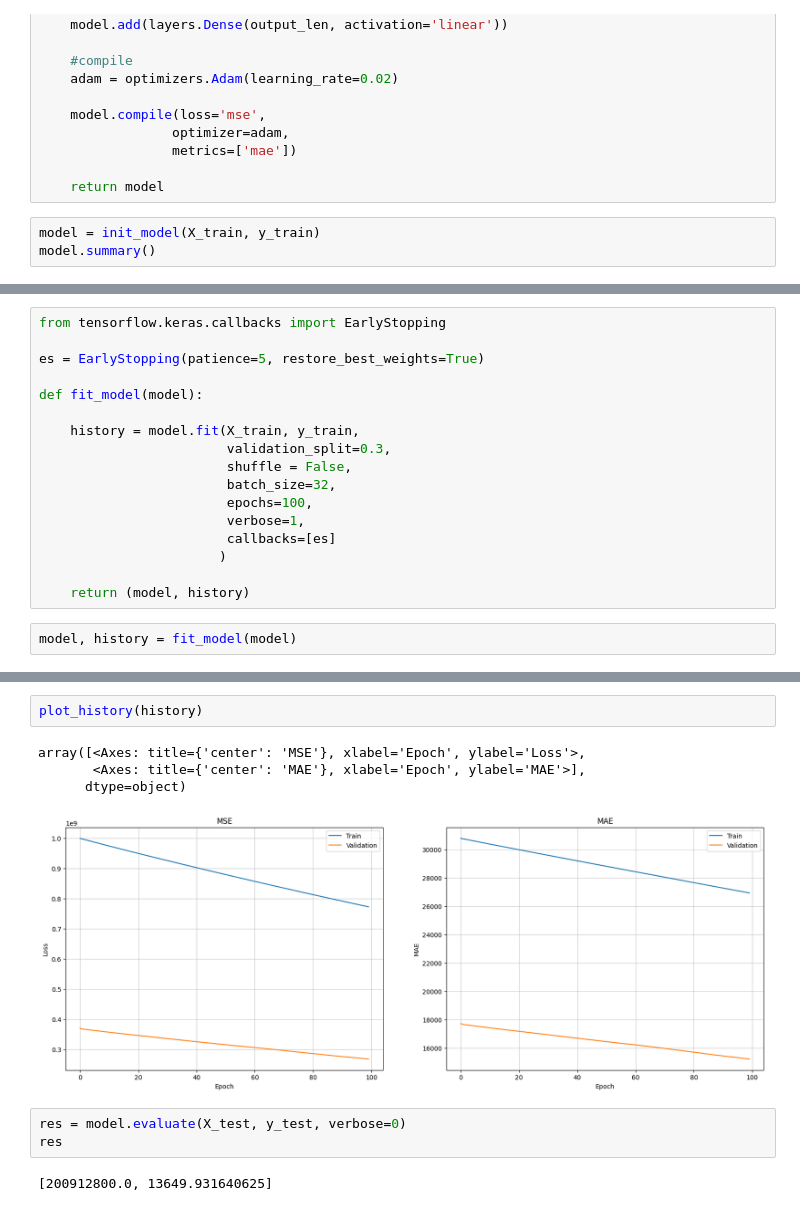
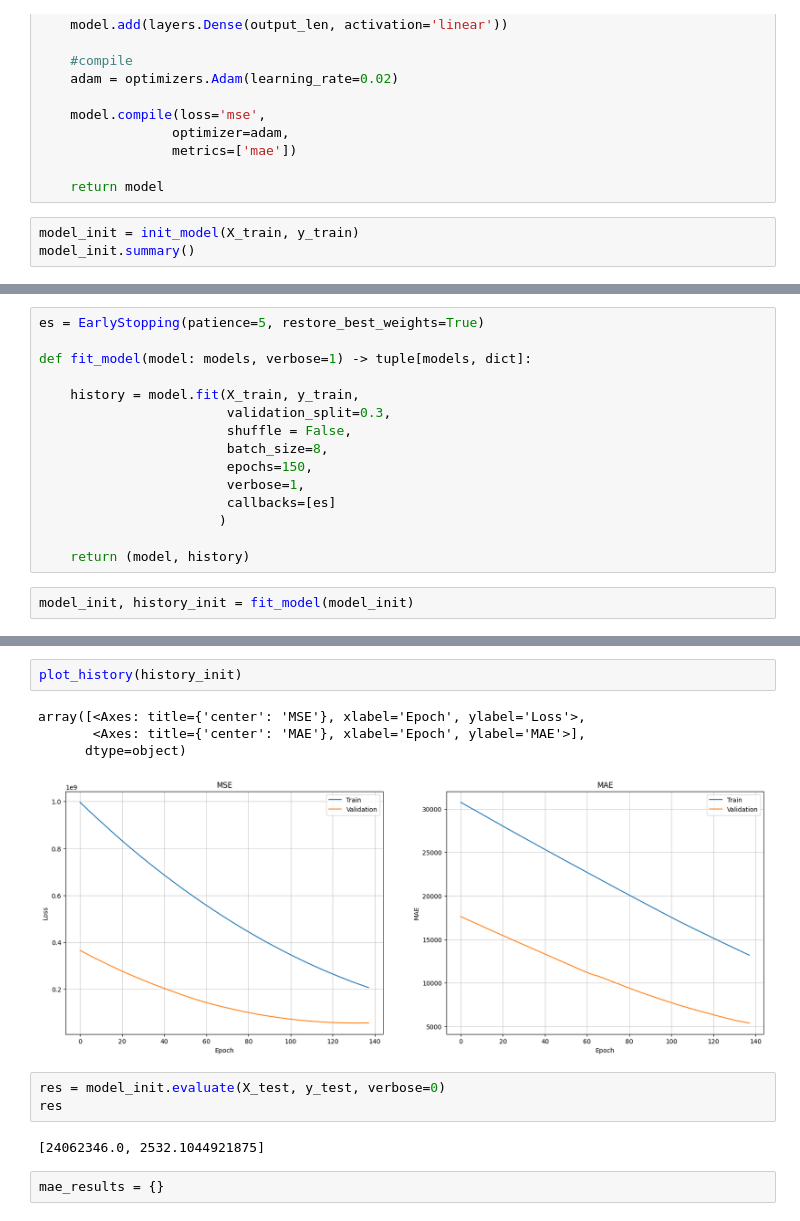
Before and after one commit to mattwagon/oil_production_prediction, a Jupyter notebook: notebooks/eduardo - rnn-model.ipynb, the cells around one changed output, grey strips where cells are left out. Saved outputs shown, nothing was run; the diff lists cells and outputs as text.

Commit message:
Best model has an MAE = 2500

```diff
--- a/notebooks/eduardo - rnn-model.ipynb
+++ b/notebooks/eduardo - rnn-model.ipynb
@@ -398,6 +451,6 @@ def init_model(X_train, y_train):
 
     return model
 # %%
-model = init_model(X_train, y_train)
-model.summary()
+model_init = init_model(X_train, y_train)
+model_init.summary()
 # %% [output]
@@ -446,20 +473,18 @@ def plot_history(history):
 # %%
-from tensorflow.keras.callbacks import EarlyStopping
-
 es = EarlyStopping(patience=5, restore_best_weights=True)
 
-def fit_model(model):
+def fit_model(model: models, verbose=1) -> tuple[models, dict]:
 
     history = model.fit(X_train, y_train,
                         validation_split=0.3,
                         shuffle = False,
-                        batch_size=32,
-                        epochs=100,
+                        batch_size=8,
+                        epochs=150,
                         verbose=1,
                         callbacks=[es]
                        )
 
     return (model, history)
 # %%
-model, history = fit_model(model)
+model_init, history_init = fit_model(model_init)
 # %% [output]
@@ -483,12 +508,14 @@ Epoch 100/100
 # %%
-plot_history(history)
+plot_history(history_init)
 # %% [output]
 array([<Axes: title={'center': 'MSE'}, xlabel='Epoch', ylabel='Loss'>,
        <Axes: title={'center': 'MAE'}, xlabel='Epoch', ylabel='MAE'>],
       dtype=object)
-[figure, old version]
+[figure, new version]
 # %%
-res = model.evaluate(X_test, y_test, verbose=0)
+res = model_init.evaluate(X_test, y_test, verbose=0)
 res
 # %% [output]
-[200912800.0, 13649.931640625]
+[24062346.0, 2532.1044921875]
+# %%
+mae_results = {}
```
Also changed, not shown: parts of 46 cells of this notebook.
